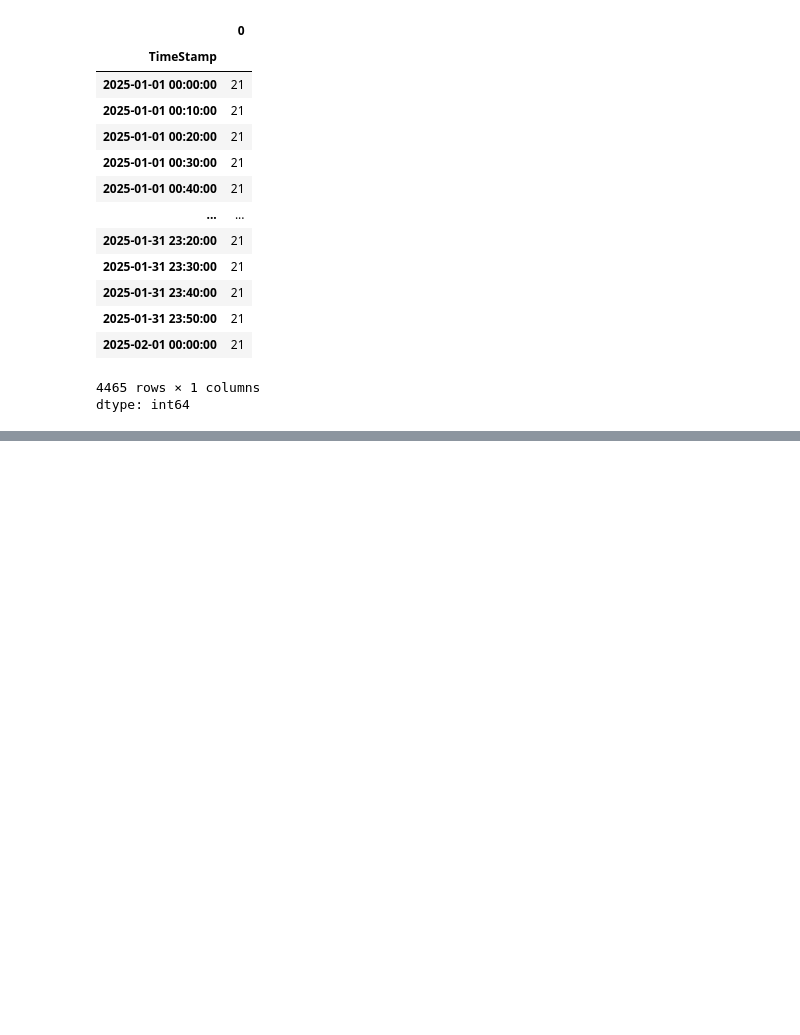
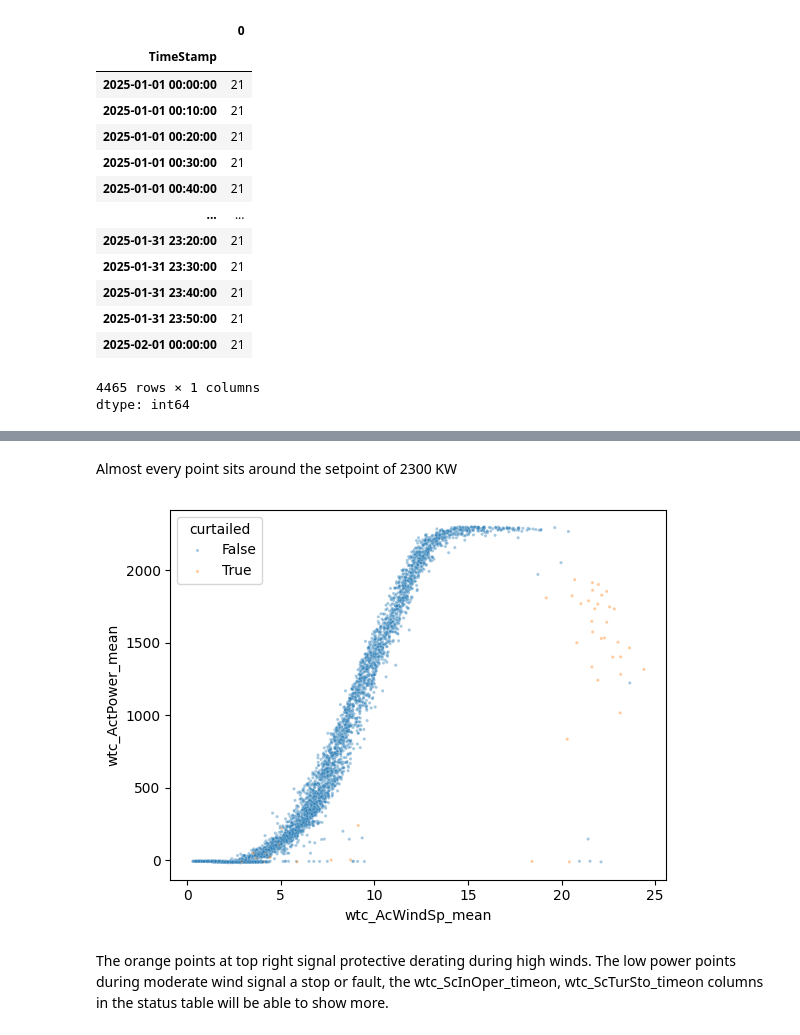
Before and after one commit to juliet-karpah/wind-power-forecasting, a Jupyter notebook: wind_power_data_exploration_.ipynb, the cells around one changed output, grey strips where cells are left out. Saved outputs shown, nothing was run; the diff lists cells and outputs as text; code cells hidden in the pictures; blank space fills up the shorter version.

```diff
--- a/wind_power_data_exploration_.ipynb
+++ b/wind_power_data_exploration_.ipynb
@@ -186,0 +296,10 @@ dtype: bool
+# %% [markdown]
+Almost every point sits around the setpoint of 2300 KW
+# %%
+sns.scatterplot(data=t01_merged_df, x="wtc_AcWindSp_mean", y="wtc_ActPower_mean",
+                hue="curtailed", s=5, alpha=0.4)
+plt.show()
+# %% [output]
+[figure, added]
+# %% [markdown]
+The orange points at top right signal protective derating during high winds. The low power points during moderate wind signal a stop or fault, the wtc_ScInOper_timeon, wtc_ScTurSto_timeon columns in the status table will be able to show more.
```
Also changed, not shown: parts of 26 cells of this notebook.
